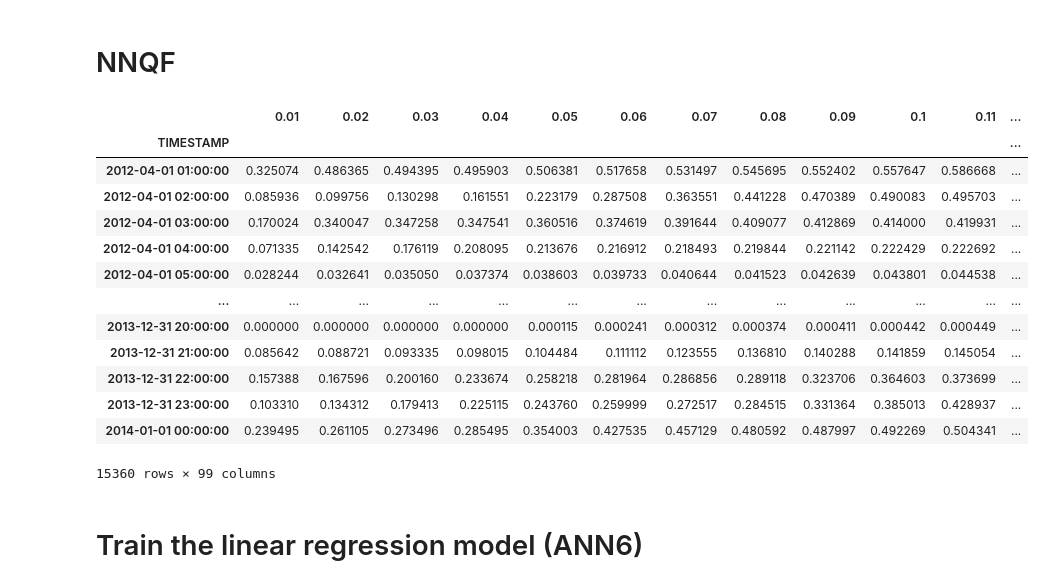
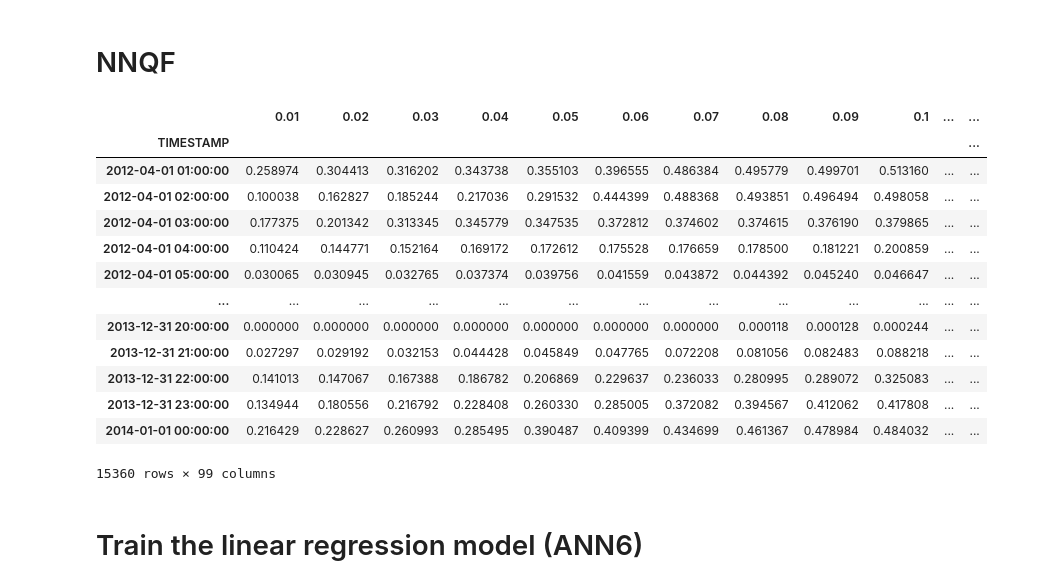
Before and after one commit to pavelzw/GEFCom14-S-comparison, a Jupyter notebook: gefcom14-s-nnqf.ipynb, the cells around one changed output. Saved outputs shown, nothing was run; the diff lists cells and outputs as text; code cells hidden in the pictures.

```diff
--- a/gefcom14-s-nnqf.ipynb
+++ b/gefcom14-s-nnqf.ipynb
@@ -157,24 +157,24 @@ def nnqf_filter(x_input,
 # %%
 yq_output = nnqf_filter(x_input=x_input, y_output=y_output,
                         q_quantile=[p / 100 for p in range(1, 100)],
-                        num_neighbors=50).T
+                        num_neighbors=100).T
 yq_output_df = pd.DataFrame(yq_output, index=x_input_df.index)\
     .rename(columns={p: str((p+1)/100) for p in range(99)})
 yq_output_df
 # %% [output]
-|  | 0.01 | 0.02 | 0.03 | 0.04 | 0.05 | 0.06 | 0.07 | 0.08 | 0.09 | 0.1 | 0.11 | ... |
+|  | 0.01 | 0.02 | 0.03 | 0.04 | 0.05 | 0.06 | 0.07 | 0.08 | 0.09 | 0.1 | ... | ... |
 | TIMESTAMP |  |  |  |  |  |  |  |  |  |  |  | ... |
-| 2012-04-01 01:00:00 | 0.325074 | 0.486365 | 0.494395 | 0.495903 | 0.506381 | 0.517658 | 0.531497 | 0.545695 | 0.552402 | 0.557647 | 0.586668 | ... |
-| 2012-04-01 02:00:00 | 0.085936 | 0.099756 | 0.130298 | 0.161551 | 0.223179 | 0.287508 | 0.363551 | 0.441228 | 0.470389 | 0.490083 | 0.495703 | ... |
-| 2012-04-01 03:00:00 | 0.170024 | 0.340047 | 0.347258 | 0.347541 | 0.360516 | 0.374619 | 0.391644 | 0.409077 | 0.412869 | 0.414000 | 0.419931 | ... |
-| 2012-04-01 04:00:00 | 0.071335 | 0.142542 | 0.176119 | 0.208095 | 0.213676 | 0.216912 | 0.218493 | 0.219844 | 0.221142 | 0.222429 | 0.222692 | ... |
-| 2012-04-01 05:00:00 | 0.028244 | 0.032641 | 0.035050 | 0.037374 | 0.038603 | 0.039733 | 0.040644 | 0.041523 | 0.042639 | 0.043801 | 0.044538 | ... |
+| 2012-04-01 01:00:00 | 0.258974 | 0.304413 | 0.316202 | 0.343738 | 0.355103 | 0.396555 | 0.486384 | 0.495779 | 0.499701 | 0.513160 | ... | ... |
+| 2012-04-01 02:00:00 | 0.100038 | 0.162827 | 0.185244 | 0.217036 | 0.291532 | 0.444399 | 0.488368 | 0.493851 | 0.496494 | 0.498058 | ... | ... |
+| 2012-04-01 03:00:00 | 0.177375 | 0.201342 | 0.313345 | 0.345779 | 0.347535 | 0.372812 | 0.374602 | 0.374615 | 0.376190 | 0.379865 | ... | ... |
+| 2012-04-01 04:00:00 | 0.110424 | 0.144771 | 0.152164 | 0.169172 | 0.172612 | 0.175528 | 0.176659 | 0.178500 | 0.181221 | 0.200859 | ... | ... |
+| 2012-04-01 05:00:00 | 0.030065 | 0.030945 | 0.032765 | 0.037374 | 0.039756 | 0.041559 | 0.043872 | 0.044392 | 0.045240 | 0.046647 | ... | ... |
 | ... | ... | ... | ... | ... | ... | ... | ... | ... | ... | ... | ... | ... |
-| 2013-12-31 20:00:00 | 0.000000 | 0.000000 | 0.000000 | 0.000000 | 0.000115 | 0.000241 | 0.000312 | 0.000374 | 0.000411 | 0.000442 | 0.000449 | ... |
-| 2013-12-31 21:00:00 | 0.085642 | 0.088721 | 0.093335 | 0.098015 | 0.104484 | 0.111112 | 0.123555 | 0.136810 | 0.140288 | 0.141859 | 0.145054 | ... |
-| 2013-12-31 22:00:00 | 0.157388 | 0.167596 | 0.200160 | 0.233674 | 0.258218 | 0.281964 | 0.286856 | 0.289118 | 0.323706 | 0.364603 | 0.373699 | ... |
-| 2013-12-31 23:00:00 | 0.103310 | 0.134312 | 0.179413 | 0.225115 | 0.243760 | 0.259999 | 0.272517 | 0.284515 | 0.331364 | 0.385013 | 0.428937 | ... |
-| 2014-01-01 00:00:00 | 0.239495 | 0.261105 | 0.273496 | 0.285495 | 0.354003 | 0.427535 | 0.457129 | 0.480592 | 0.487997 | 0.492269 | 0.504341 | ... |
+| 2013-12-31 20:00:00 | 0.000000 | 0.000000 | 0.000000 | 0.000000 | 0.000000 | 0.000000 | 0.000000 | 0.000118 | 0.000128 | 0.000244 | ... | ... |
+| 2013-12-31 21:00:00 | 0.027297 | 0.029192 | 0.032153 | 0.044428 | 0.045849 | 0.047765 | 0.072208 | 0.081056 | 0.082483 | 0.088218 | ... | ... |
+| 2013-12-31 22:00:00 | 0.141013 | 0.147067 | 0.167388 | 0.186782 | 0.206869 | 0.229637 | 0.236033 | 0.280995 | 0.289072 | 0.325083 | ... | ... |
+| 2013-12-31 23:00:00 | 0.134944 | 0.180556 | 0.216792 | 0.228408 | 0.260330 | 0.285005 | 0.372082 | 0.394567 | 0.412062 | 0.417808 | ... | ... |
+| 2014-01-01 00:00:00 | 0.216429 | 0.228627 | 0.260993 | 0.285495 | 0.390487 | 0.409399 | 0.434699 | 0.461367 | 0.478984 | 0.484032 | ... | ... |
 15360 rows × 99 columns
 # %% [markdown]
 # Train the linear regression model (ANN6)
```
Also changed, not shown: parts of 9 cells of this notebook.
